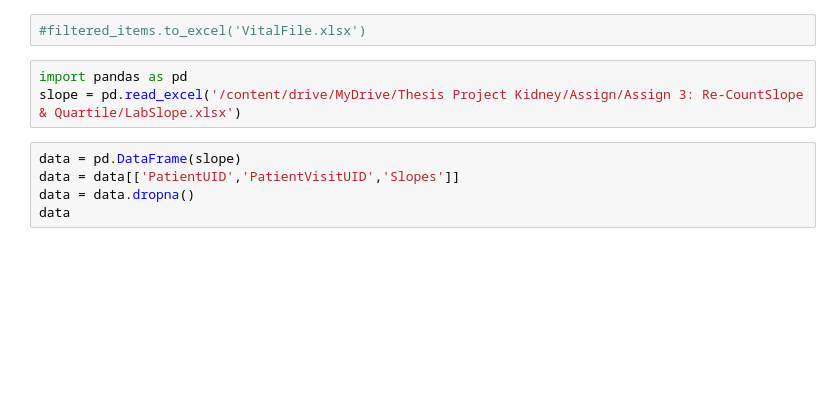
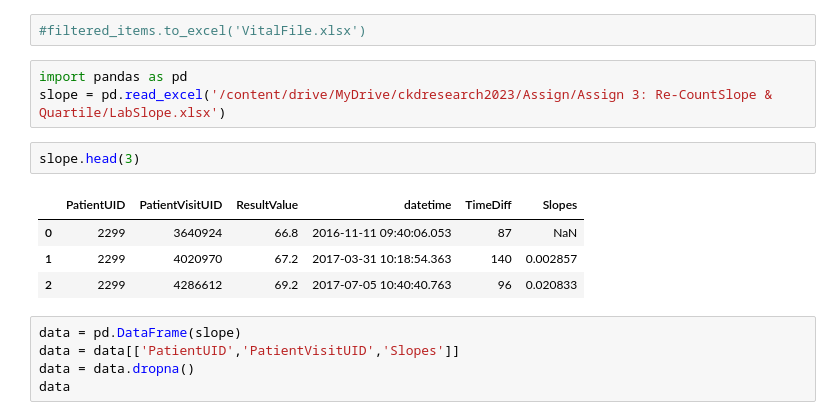
Before and after one commit to Aomaphisara/Project, a Jupyter notebook: FileVital.ipynb, the cells around one changed output. Cells and saved outputs as stored; diff of their text form; blank space fills up the shorter version.

```diff
--- a/FileVital.ipynb
+++ b/FileVital.ipynb
@@ -48,7 +48,14 @@ filtered_items
 #filtered_items.to_excel('VitalFile.xlsx')
 # %%
 import pandas as pd
-slope = pd.read_excel('/content/drive/MyDrive/Thesis Project Kidney/Assign/Assign 3: Re-CountSlope & Quartile/LabSlope.xlsx')
+slope = pd.read_excel('/content/drive/MyDrive/ckdresearch2023/Assign/Assign 3: Re-CountSlope & Quartile/LabSlope.xlsx')
+# %%
+slope.head(3)
+# %% [output]
+|  | PatientUID | PatientVisitUID | ResultValue | datetime | TimeDiff | Slopes |
+| 0 | 2299 | 3640924 | 66.8 | 2016-11-11 09:40:06.053 | 87 | NaN |
+| 1 | 2299 | 4020970 | 67.2 | 2017-03-31 10:18:54.363 | 140 | 0.002857 |
+| 2 | 2299 | 4286612 | 69.2 | 2017-07-05 10:40:40.763 | 96 | 0.020833 |
 # %%
 data = pd.DataFrame(slope)
 data = data[['PatientUID','PatientVisitUID','Slopes']]
```
Also changed, not shown: parts of 4 cells of this notebook.
